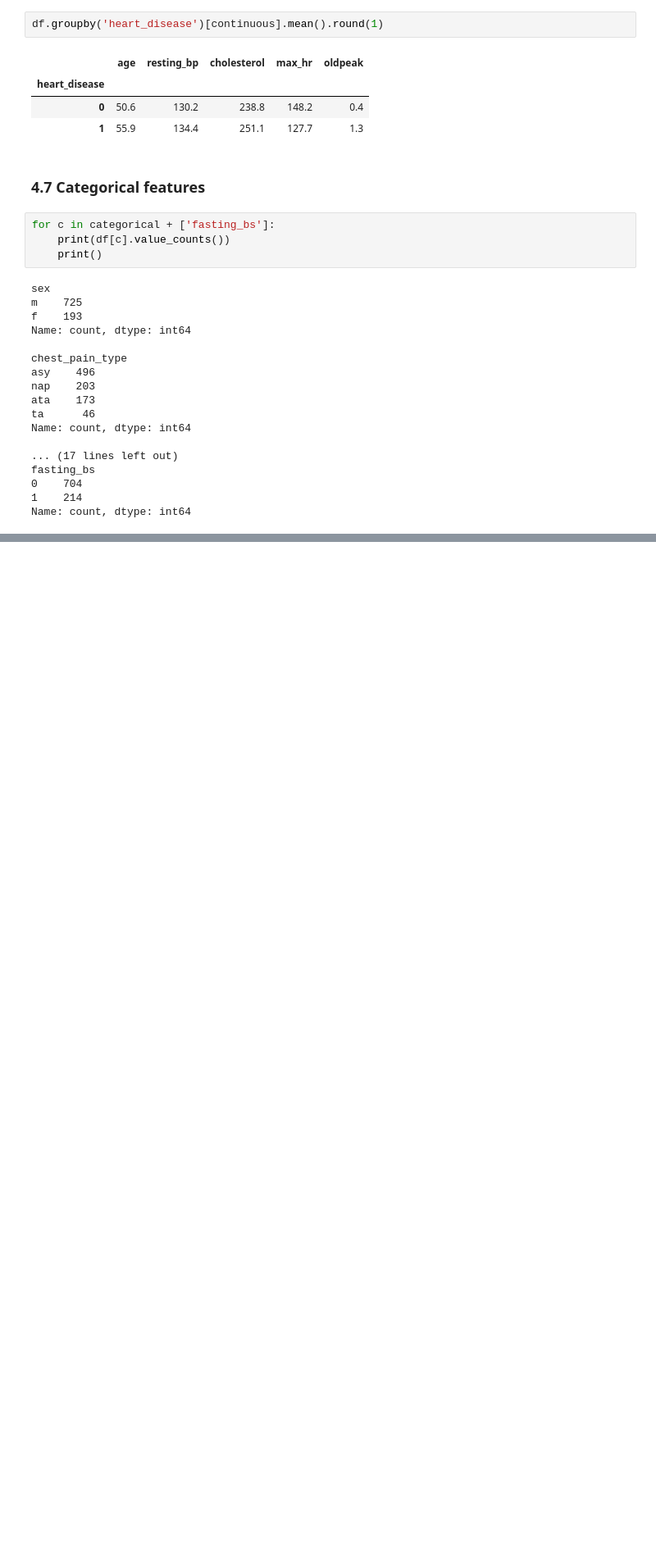
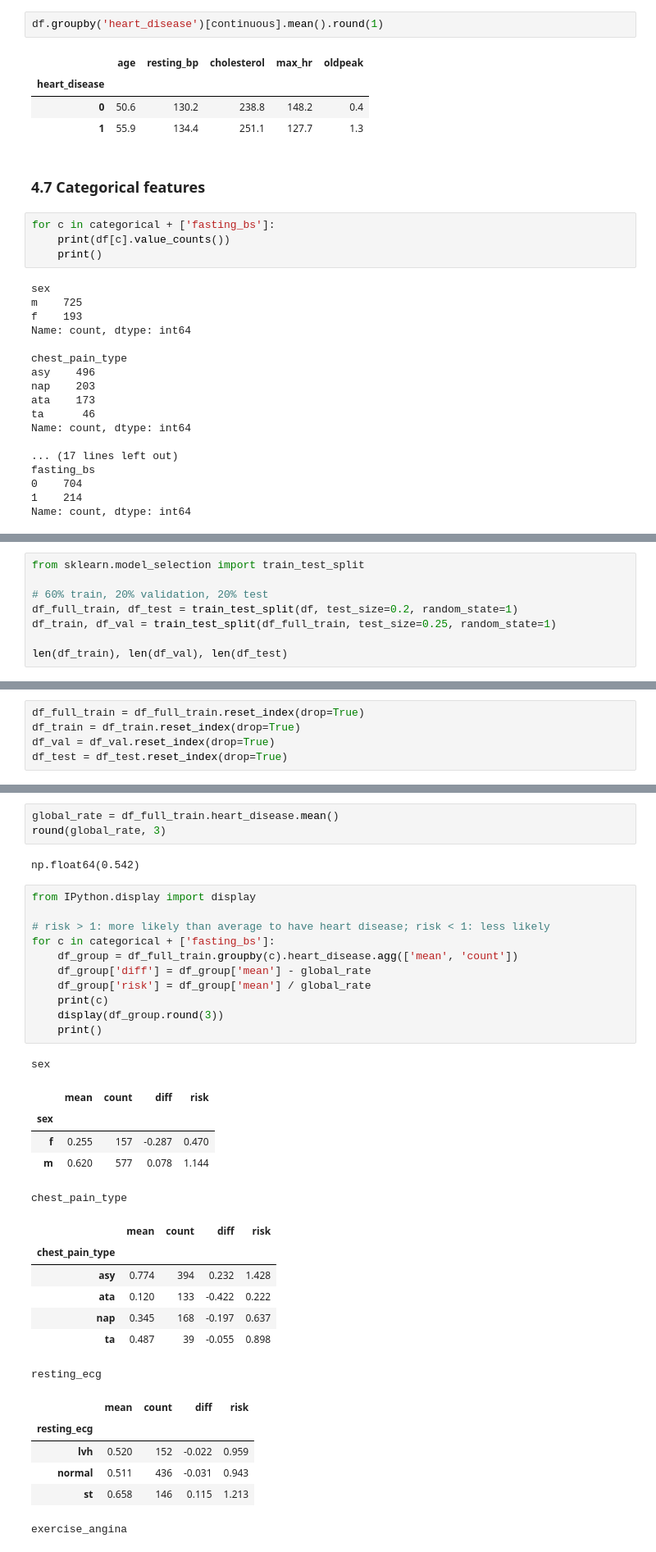
Before and after one commit to yujiezhou001/heart-failure-prediction, a Jupyter notebook: notebook.ipynb, the cells around one changed output, grey strips where cells are left out. Shown at 82% size. Drawn from its saved outputs; the diff is of its cells as text; blank space fills up the shorter version.

Commit message:
Feature importance

```diff
--- a/notebook.ipynb
+++ b/notebook.ipynb
@@ -252,0 +255,8 @@ Name: count, dtype: int64
+# %%
+from sklearn.model_selection import train_test_split
+
+# 60% train, 20% validation, 20% test
+df_full_train, df_test = train_test_split(df, test_size=0.2, random_state=1)
+df_train, df_val = train_test_split(df_full_train, test_size=0.25, random_state=1)
+
+len(df_train), len(df_val), len(df_test)
@@ -252,0 +265,5 @@ Name: count, dtype: int64
+# %%
+df_full_train = df_full_train.reset_index(drop=True)
+df_train = df_train.reset_index(drop=True)
+df_val = df_val.reset_index(drop=True)
+df_test = df_test.reset_index(drop=True)
@@ -252,0 +284,36 @@ Name: count, dtype: int64
+# %%
+global_rate = df_full_train.heart_disease.mean()
+round(global_rate, 3)
+# %% [output]
+np.float64(0.542)
+# %%
+from IPython.display import display
+
+# risk > 1: more likely than average to have heart disease; risk < 1: less likely
+for c in categorical + ['fasting_bs']:
+    df_group = df_full_train.groupby(c).heart_disease.agg(['mean', 'count'])
+    df_group['diff'] = df_group['mean'] - global_rate
+    df_group['risk'] = df_group['mean'] / global_rate
+    print(c)
+    display(df_group.round(3))
+    print()
+# %% [output]
+sex
+|  | mean | count | diff | risk |
+| sex |  |  |  |  |
+| f | 0.255 | 157 | -0.287 | 0.470 |
+| m | 0.620 | 577 | 0.078 | 1.144 |
+chest_pain_type
+|  | mean | count | diff | risk |
+| chest_pain_type |  |  |  |  |
+| asy | 0.774 | 394 | 0.232 | 1.428 |
+| ata | 0.120 | 133 | -0.422 | 0.222 |
+| nap | 0.345 | 168 | -0.197 | 0.637 |
+| ta | 0.487 | 39 | -0.055 | 0.898 |
+resting_ecg
+|  | mean | count | diff | risk |
+| resting_ecg |  |  |  |  |
+| lvh | 0.520 | 152 | -0.022 | 0.959 |
+| normal | 0.511 | 436 | -0.031 | 0.943 |
+| st | 0.658 | 146 | 0.115 | 1.213 |
+exercise_angina
```
Also changed, not shown: parts of 13 cells of this notebook, 1 other file.
